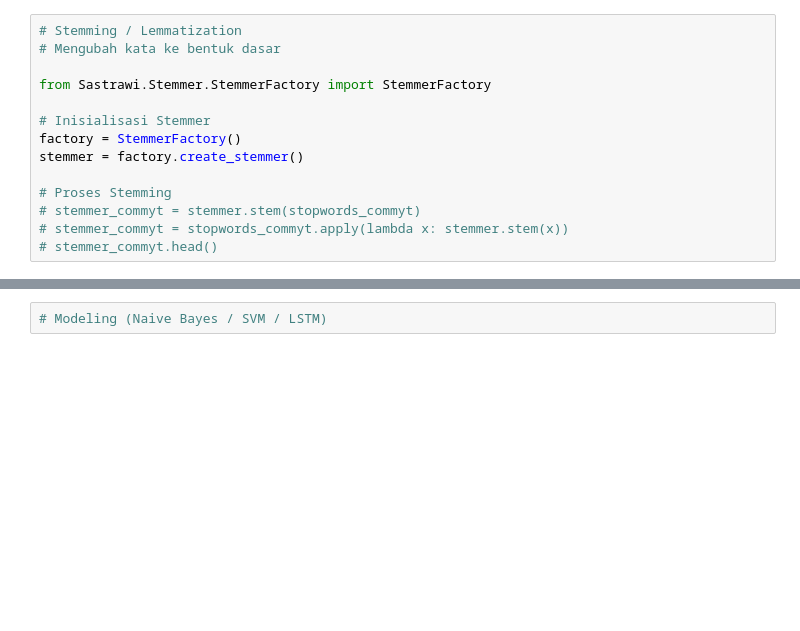
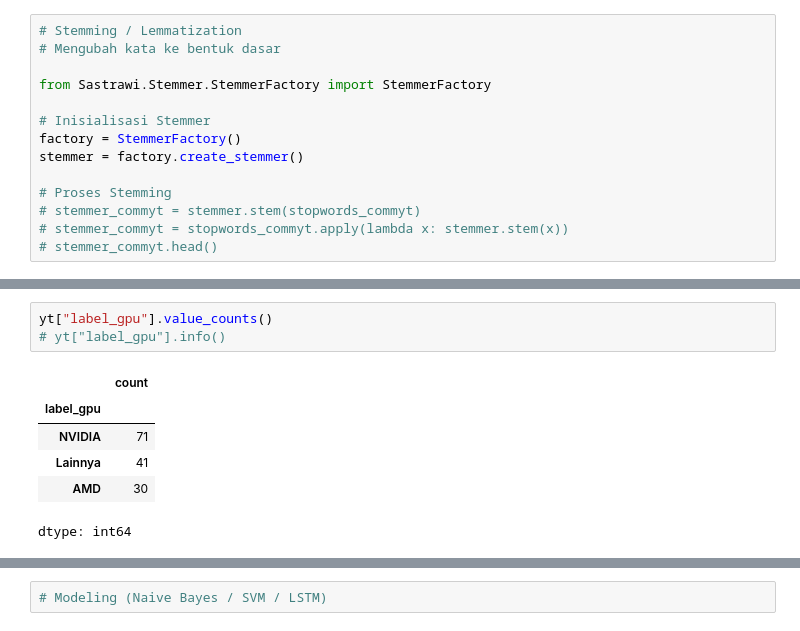
Before and after one commit to yoeda11/Ddd, a Jupyter notebook: As_new.ipynb, the cells around one changed output, grey strips where cells are left out. Drawn from its saved outputs; the diff is of its cells as text; blank space fills up the shorter version.

```diff
--- a/As_new.ipynb
+++ b/As_new.ipynb
@@ -318,3 +318,13 @@ yt.head(50)
 | 47 | Belum nyoba mod dlss enabler bang... | belum nyoba mod dlss enabler bang... | belum nyoba mod dlss enabler bang... | [belum, nyoba, mod, dlss, enabler... | [belum, coba , mod, dlss, enabler... | [belum, coba , mod, dlss, enabler... | [belum, coba, mod, dlss, enabler,... | ... |
 | 48 | Performance hanyalah angka. \nmau... | performance hanyalah angka. \nmau... | performance hanyalah angka mau ku... | [performance, hanyalah, angka, ma... | [performance, hanyalah, angka, ma... | [performance, hanyalah, angka, ma... | [performance, hanya, angka, mau, ... | ... |
 | 49 | gw penjual pc gaming dari 2012 re... | gw penjual pc gaming dari 2012 re... | gw penjual pc gaming dari rekomen... | [gw, penjual, pc, gaming, dari, r... | [saya, penjual, pc, gaming, dari,... | [penjual, gaming, rekomendasi, gp... | [jual, gaming, rekomendasi, gpu, ... | ... |
+# %%
+yt["label_gpu"].value_counts()
+# yt["label_gpu"].info()
+# %% [output]
+|  | count |
+| label_gpu |  |
+| NVIDIA | 71 |
+| Lainnya | 41 |
+| AMD | 30 |
+dtype: int64
```
Also changed, not shown: parts of 8 cells of this notebook.
